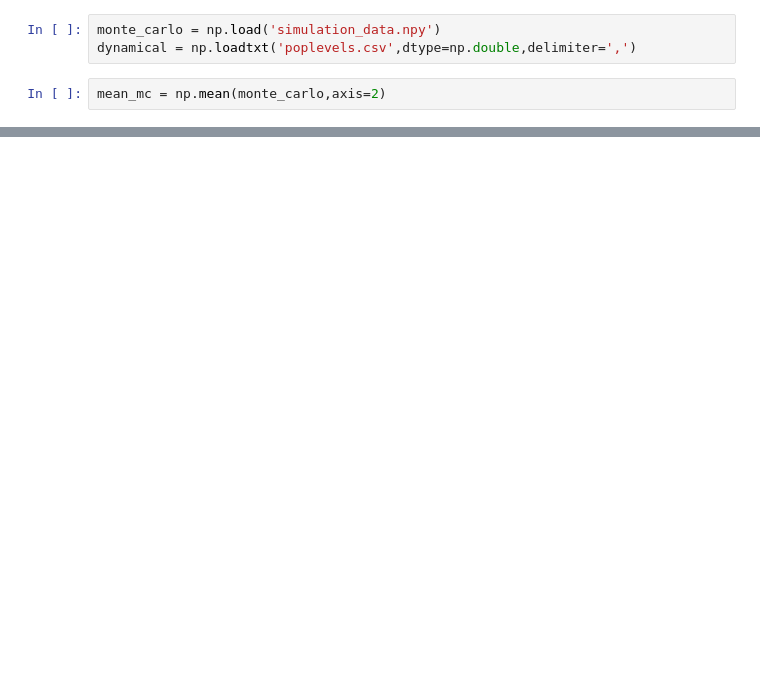
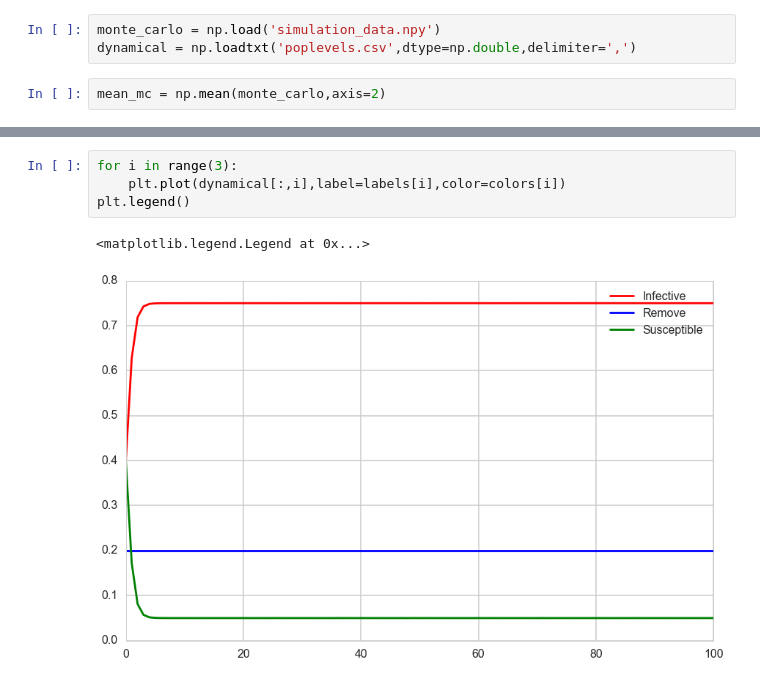
Before and after one commit to DavidNKraemer/flu-propagation-models, a Jupyter notebook: simulation/data-analysis.ipynb, the cells around one changed output, grey strips where cells are left out. Cells and saved outputs as stored; diff of their text form; blank space fills up the shorter version.

```diff
--- a/simulation/data-analysis.ipynb
+++ b/simulation/data-analysis.ipynb
@@ -39,0 +42,7 @@ plt.plot(mean_mc)
+# %%
+for i in range(3):
+    plt.plot(dynamical[:,i],label=labels[i],color=colors[i])
+plt.legend()
+# %% [output]
+<matplotlib.legend.Legend at 0x...>
+[figure, added]
```
Also changed, not shown: parts of 4 cells of this notebook, 3 other files.
